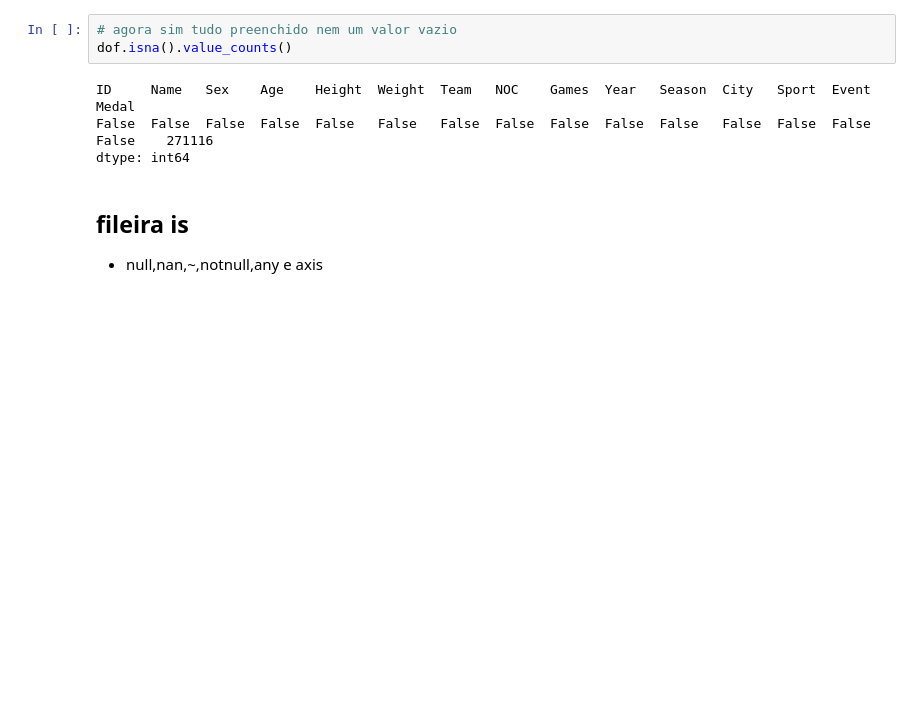
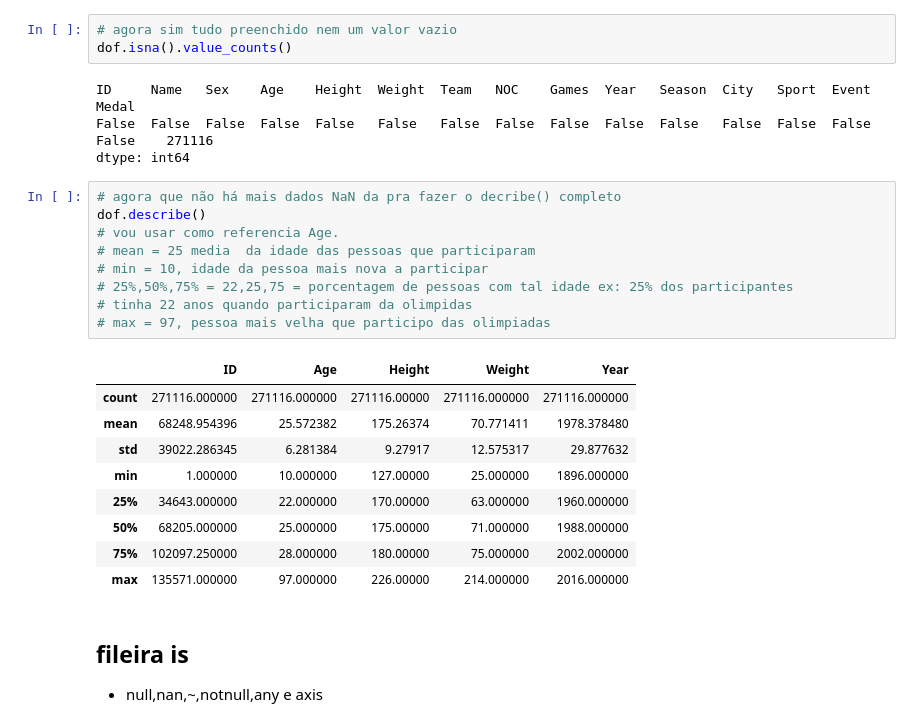
Before and after one commit to calgns/pandas-basico, a Jupyter notebook: pd.ipynb, the cells around one changed output. Cells and saved outputs as stored; diff of their text form; blank space fills up the shorter version.

Commit message:
explicado describe

```diff
--- a/pd.ipynb
+++ b/pd.ipynb
@@ -570,6 +570,25 @@ dof.isna().value_counts()
 ID     Name   Sex    Age    Height  Weight  Team   NOC    Games  Year   Season  City   Sport  Event  Medal
 False  False  False  False  False   False   False  False  False  False  False   False  False  False  False    271116
 dtype: int64
+# %%
+# agora que não há mais dados NaN da pra fazer o decribe() completo
+dof.describe()
+# vou usar como referencia Age.
+# mean = 25 media  da idade das pessoas que participaram
+# min = 10, idade da pessoa mais nova a participar
+# 25%,50%,75% = 22,25,75 = porcentagem de pessoas com tal idade ex: 25% dos participantes
+# tinha 22 anos quando participaram da olimpidas
+# max = 97, pessoa mais velha que participo das olimpiadas
+# %% [output]
+|  | ID | Age | Height | Weight | Year |
+| count | 271116.000000 | 271116.000000 | 271116.00000 | 271116.000000 | 271116.000000 |
+| mean | 68248.954396 | 25.572382 | 175.26374 | 70.771411 | 1978.378480 |
+| std | 39022.286345 | 6.281384 | 9.27917 | 12.575317 | 29.877632 |
+| min | 1.000000 | 10.000000 | 127.00000 | 25.000000 | 1896.000000 |
+| 25% | 34643.000000 | 22.000000 | 170.00000 | 63.000000 | 1960.000000 |
+| 50% | 68205.000000 | 25.000000 | 175.00000 | 71.000000 | 1988.000000 |
+| 75% | 102097.250000 | 28.000000 | 180.00000 | 75.000000 | 2002.000000 |
+| max | 135571.000000 | 97.000000 | 226.00000 | 214.000000 | 2016.000000 |
 # %% [markdown]
 ## fileira is
 - null,nan,~,notnull,any e axis
```
